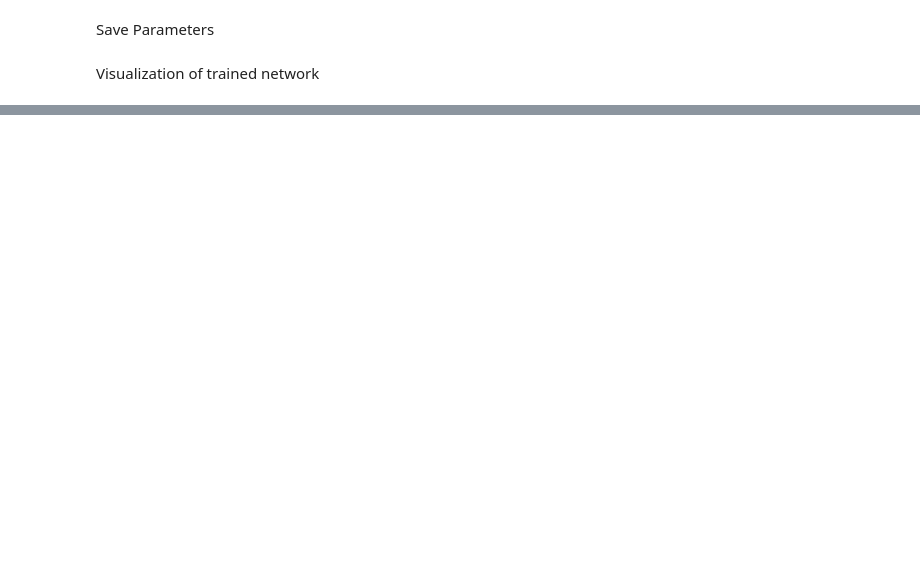
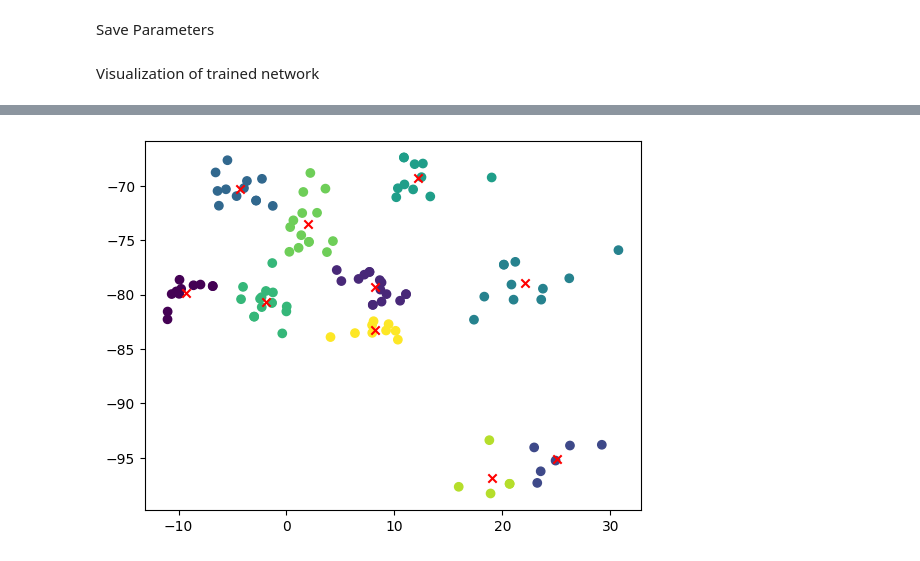
Before and after one commit to PNisargkumar/SiameseNeuralNetwork, a Jupyter notebook: 014_siameseNetwork.ipynb, the cells around one changed output, grey strips where cells are left out. Drawn from its saved outputs; the diff is of its cells as text; code cells hidden in the pictures; blank space fills up the shorter version.

```diff
--- a/014_siameseNetwork.ipynb
+++ b/014_siameseNetwork.ipynb
@@ -345,6 +380,8 @@ Save Parameters
 # %% [markdown]
 Visualization of trained network
 # %%
+k_train = 5  # Adjust this according to your desired number of clusters
+k_test = 5
 train_results = []
 labels = []
 net.eval()
@@ -358,12 +395,34 @@ vis_dataloader = DataLoader(siamese_dataset,
 # Extract one batch
 anchor, _, _, label = next(iter(vis_dataloader))
 
-# Example batch is a list containing 2x8 images
+with torch.no_grad():
+    for i in range(k_train):
+        output_anchor = net.forward_once(anchor.to(device))
+        train_results.append(output_anchor.cpu().numpy())
+        labels.append(label[0])
+        anchor, _, _, label = next(iter(vis_dataloader))
+
+## test data
+siamese_dataset = SiameseNetworkDataset(imageFolderDataset=folder_dataset_test,
+                                        transform=transformation,rand=False)
+# Create a simple dataloader just for simple visualization
+vis_dataloader = DataLoader(siamese_dataset,
+                        shuffle=True,
+                        batch_size=11)
+
+# Extract one batch
+anchor, _, _, label = next(iter(vis_dataloader))
 
 with torch.no_grad():
-    for i in range(5):
+    for i in range(k_test):
         output_anchor = net.forward_once(anchor.to(device))
         train_results.append(output_anchor.cpu().numpy())
-        labels.append(label[0][0])
+        labels.append(label[0])
         anchor, _, _, label = next(iter(vis_dataloader))
+
+
 train_results = np.concatenate(train_results)
+labels = np.concatenate(labels)
+labels=np.array(labels)
+
+combined_data = list(zip(train_results,labels))
@@ -399,0 +472,16 @@ s14
+# %%
+# Perform K-means clustering
+kmeans = KMeans(n_clusters=k_test+k_train)
+kmeans.fit(train_results)
+
+# Get the cluster labels and cluster centers
+labels = kmeans.labels_
+centers = kmeans.cluster_centers_
+
+# Plot the data points with different colors for each cluster
+plt.scatter(train_results[:, 0], train_results[:, 1], c=labels)
+# Plot the cluster centers
+plt.scatter(centers[:, 0], centers[:, 1], marker='x', color='red')
+plt.show()
+# %% [output]
+[figure, added]
```
Also changed, not shown: parts of 13 cells of this notebook, 1 other file.
